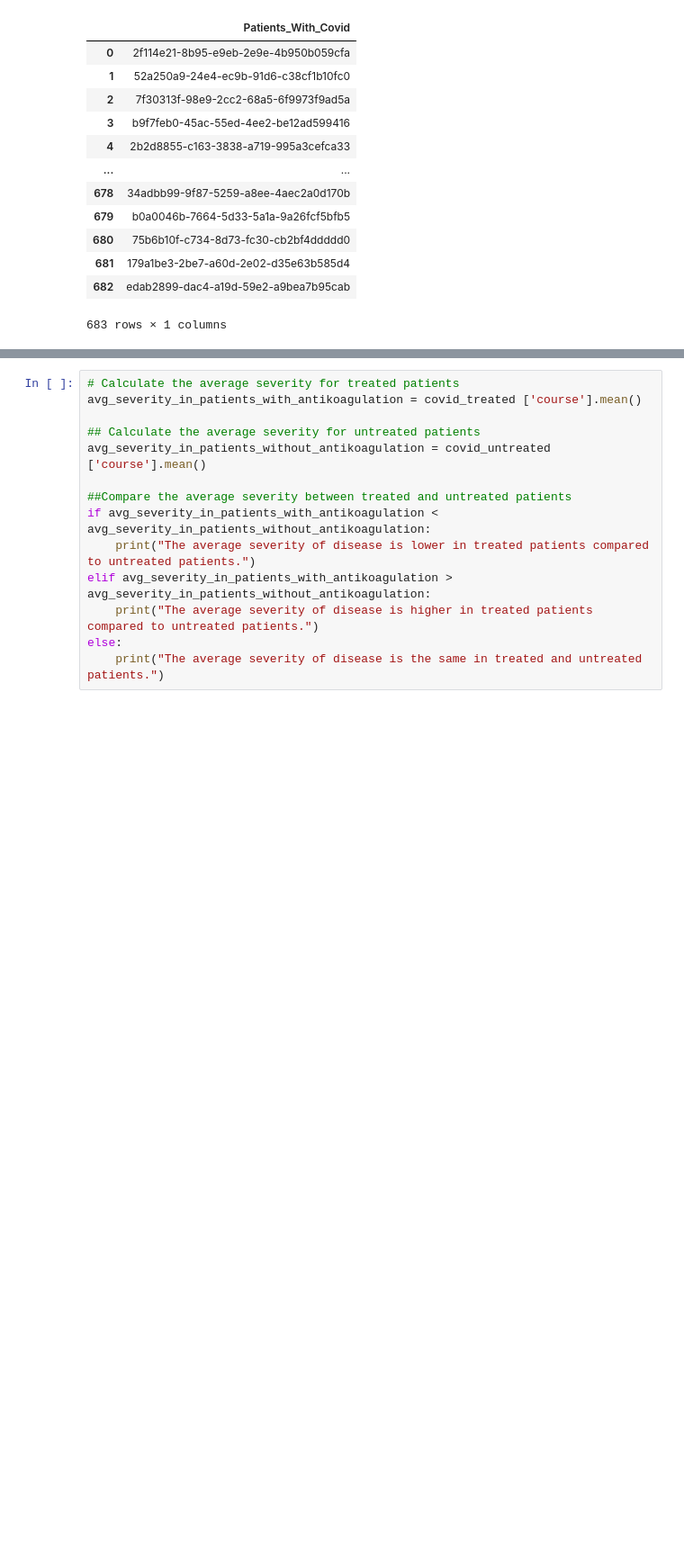
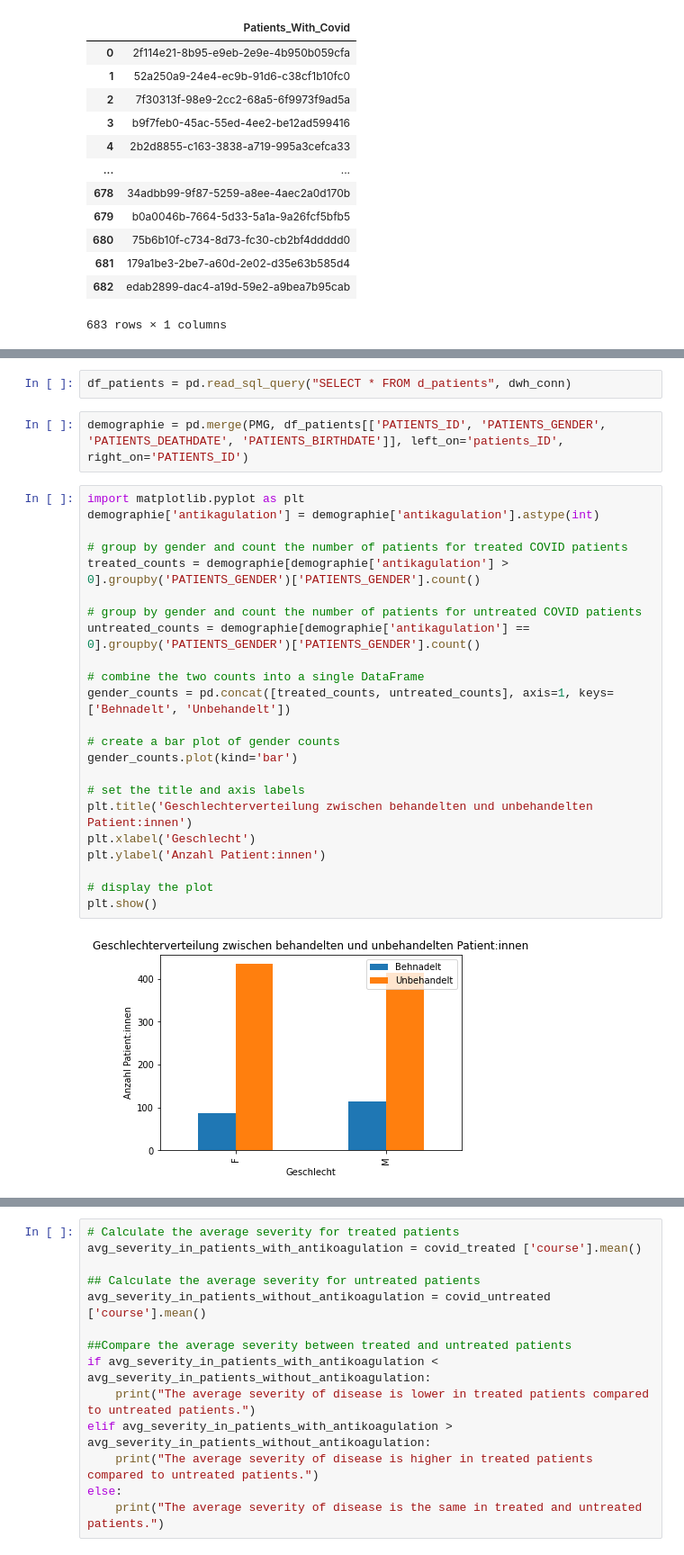
Before and after one commit to Fuenfgeld/DMA2023TeamB, a Jupyter notebook: Auswertung_DWH.ipynb, the cells around one changed output, grey strips where cells are left out. Shown: that part at 90% size. Cells and saved outputs as stored; diff of their text form; blank space fills up the shorter version.

```diff
--- a/Auswertung_DWH.ipynb
+++ b/Auswertung_DWH.ipynb
@@ -206,0 +345,29 @@ covid_untreated
+# %%
+df_patients = pd.read_sql_query("SELECT * FROM d_patients", dwh_conn)
+# %%
+demographie = pd.merge(PMG, df_patients[['PATIENTS_ID', 'PATIENTS_GENDER', 'PATIENTS_DEATHDATE', 'PATIENTS_BIRTHDATE']], left_on='patients_ID', right_on='PATIENTS_ID')
+# %%
+import matplotlib.pyplot as plt
+demographie['antikagulation'] = demographie['antikagulation'].astype(int)
+
+# group by gender and count the number of patients for treated COVID patients
+treated_counts = demographie[demographie['antikagulation'] > 0].groupby('PATIENTS_GENDER')['PATIENTS_GENDER'].count()
+
+# group by gender and count the number of patients for untreated COVID patients
+untreated_counts = demographie[demographie['antikagulation'] == 0].groupby('PATIENTS_GENDER')['PATIENTS_GENDER'].count()
+
+# combine the two counts into a single DataFrame
+gender_counts = pd.concat([treated_counts, untreated_counts], axis=1, keys=['Behnadelt', 'Unbehandelt'])
+
+# create a bar plot of gender counts
+gender_counts.plot(kind='bar')
+
+# set the title and axis labels
+plt.title('Geschlechterverteilung zwischen behandelten und unbehandelten Patient:innen')
+plt.xlabel('Geschlecht')
+plt.ylabel('Anzahl Patient:innen')
+
+# display the plot
+plt.show()
+# %% [output]
+[figure, added]
```
Also changed, not shown: parts of 54 cells of this notebook.
